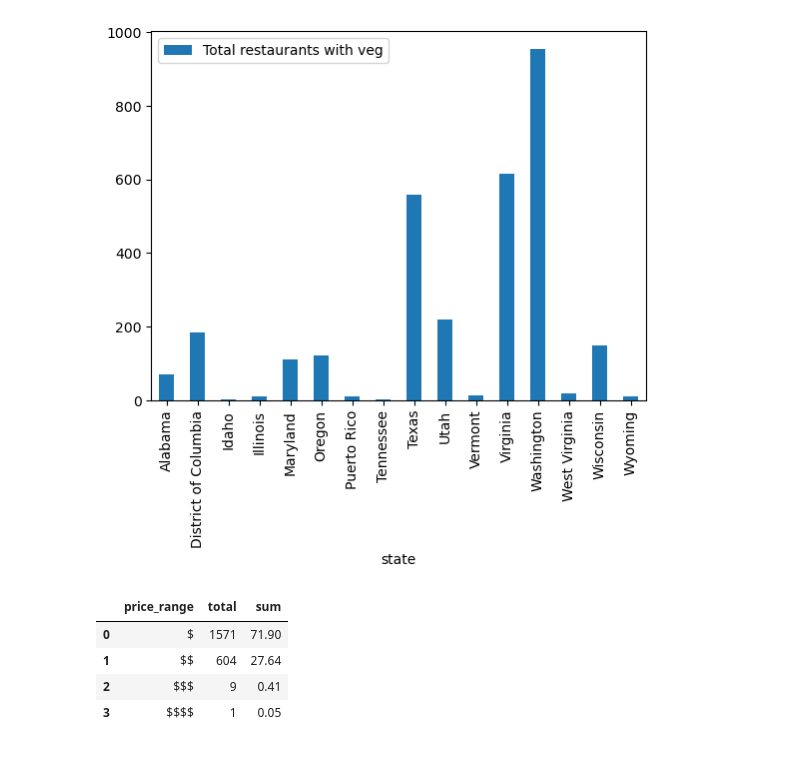
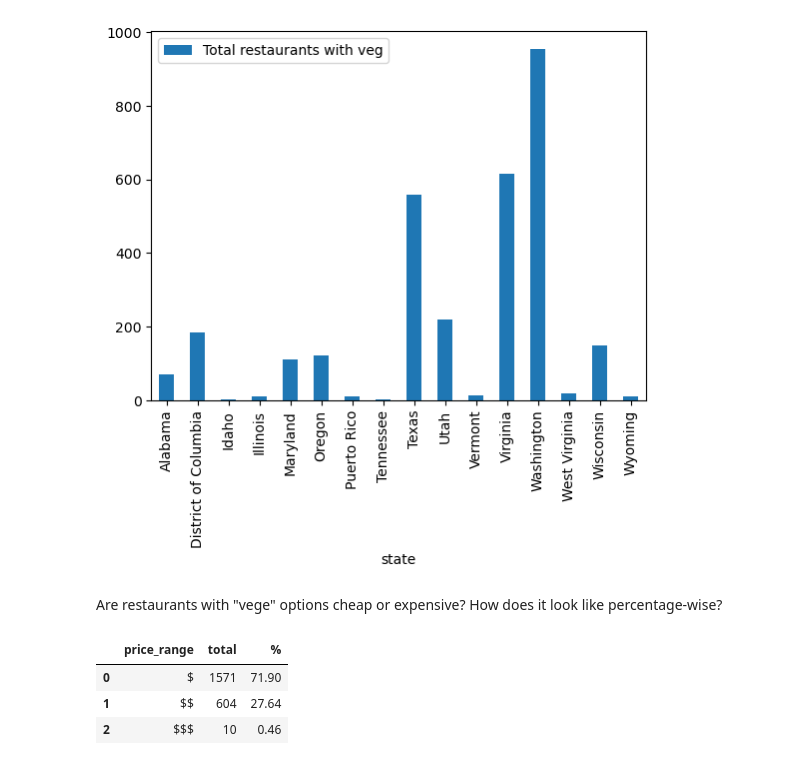
Before and after one commit to infoshareacademy/JDSZR11-DatA_Team, a Jupyter notebook: final_presentation.ipynb, the cells around one changed output. Drawn from its saved outputs; the diff is of its cells as text; code cells hidden in the pictures.

```diff
--- a/final_presentation.ipynb
+++ b/final_presentation.ipynb
@@ -225,18 +222,21 @@ vegsum.plot(kind='bar', x='state', y='Total restaurants with veg')
 plt.show()
 # %% [output]
 [figure]
+# %% [markdown]
+Are restaurants with "vege" options cheap or expensive? How does it look like percentage-wise?
 # %%
+vege = vege.replace(to_replace="$$$$", value="$$$")
 vegpr = vege.value_counts('price_range').rename_axis('price_range').to_frame('total')
 vegpr = vegpr.reset_index()
 vegpr['sum'] = vegpr['total'].sum()
-vegpr['sum'] = vegpr['total'] / vegpr['sum']*100
+vegpr['%'] = vegpr['total'] / vegpr['sum']*100
 vegpr = vegpr.round(2)
+vegpr = vegpr.drop('sum', axis=1)
 vegpr
 # %% [output]
-|  | price_range | total | sum |
+|  | price_range | total | % |
 | 0 | $ | 1571 | 71.90 |
 | 1 | $$ | 604 | 27.64 |
-| 2 | $$$ | 9 | 0.41 |
-| 3 | $$$$ | 1 | 0.05 |
+| 2 | $$$ | 10 | 0.46 |
 # %%
 alltoplot = vegpr.drop("total", axis='columns')
```
Also changed, not shown: parts of 23 cells of this notebook.
